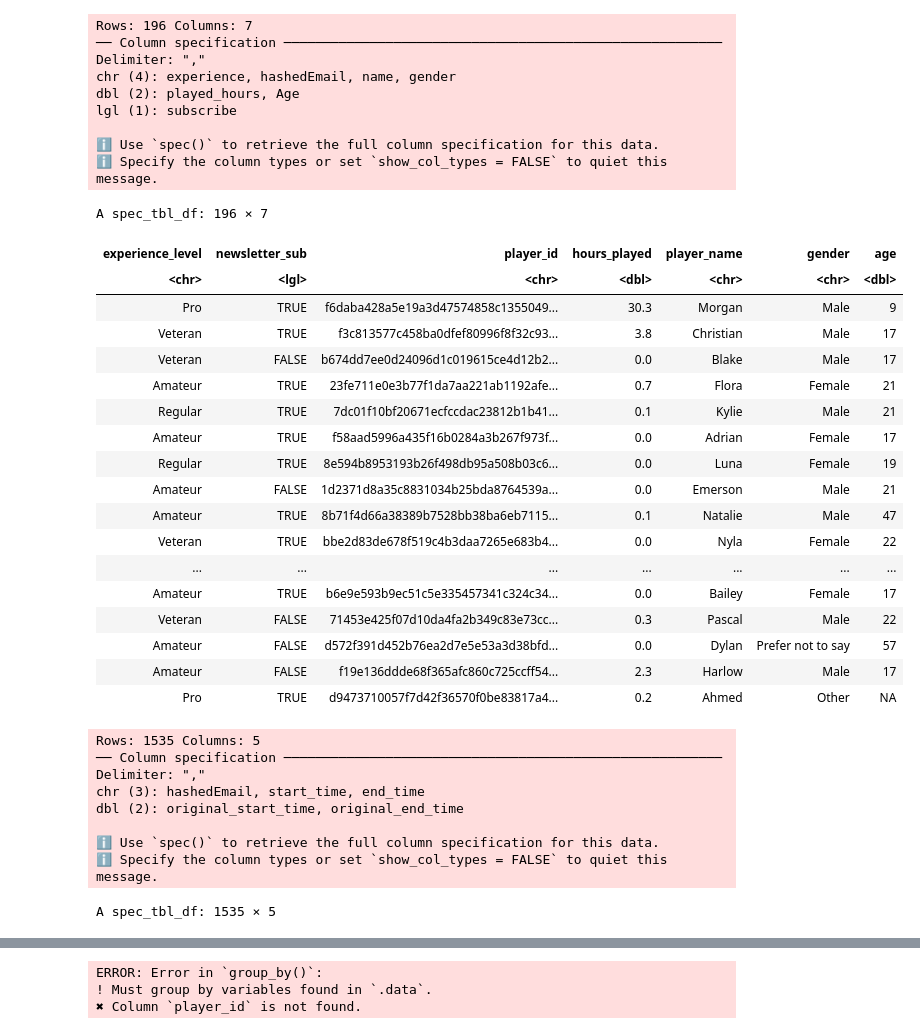
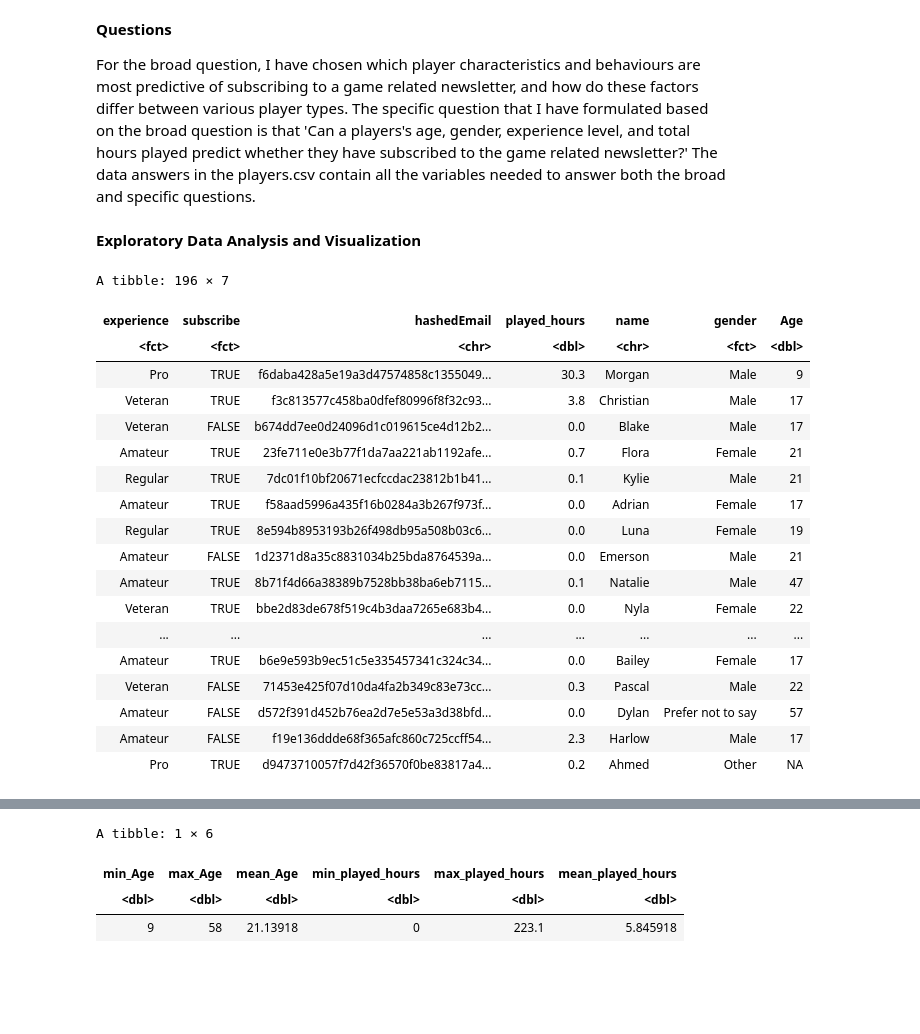
Before and after one commit to isabellasu124/dsci100-project-proposal, a Jupyter notebook: Project Planning.ipynb, the cells around one changed output, grey strips where cells are left out. Cells and saved outputs as stored; diff of their text form; code cells hidden in the pictures; blank space fills up the shorter version.

Commit message:
plots and text
added code for the plot as well as wrangle the data

```diff
--- a/Project Planning.ipynb
+++ b/Project Planning.ipynb
@@ -25,30 +41,22 @@ library(RColorBrewer)
+# %% [markdown]
+**Questions**
+
+For the broad question, I have chosen which player characteristics and behaviours are most predictive of subscribing to a game
+related newsletter, and how do these factors differ between various player types. The specific question that I have formulated
+based on the broad question is that 'Can a players's age, gender, experience level, and total hours played predict whether they have subscribed to  the game related newsletter?' The data answers in the players.csv contain all the variables needed to answer both the broad and specific questions.
+# %% [markdown]
+**Exploratory Data Analysis and Visualization**
 # %%
-#read in data
-players <- read_csv("data/players.csv") |>
-    rename(player_id = hashedEmail,
-           player_name = name,
-           experience_level = experience,
-           gender = gender,
-           hours_played = played_hours,
-           age = Age,
-           newsletter_sub = subscribe)
-players
-
-sessions <- read_csv("data/sessions.csv")
-sessions
+#read in and wrangle data
+players_summary <- read_csv("data/players.csv", show_col_types = FALSE) |>
+    mutate(experience = factor(experience),
+          gender = factor(gender),
+          subscribe = factor(subscribe))
+players_summary
 # %% [output]
-Rows: 196 Columns: 7
-── Column specification ────────────────────────────────────────────────────────
-Delimiter: ","
-chr (4): experience, hashedEmail, name, gender
-dbl (2): played_hours, Age
-lgl (1): subscribe
-
-ℹ Use `spec()` to retrieve the full column specification for this data.
-ℹ Specify the column types or set `show_col_types = FALSE` to quiet this message.
+A tibble: 196 × 7
-A spec_tbl_df: 196 × 7
-| experience_level | newsletter_sub | player_id | hours_played | player_name | gender | age |
-| <chr> | <lgl> | <chr> | <dbl> | <chr> | <chr> | <dbl> |
+| experience | subscribe | hashedEmail | played_hours | name | gender | Age |
+| <fct> | <fct> | <chr> | <dbl> | <chr> | <fct> | <dbl> |
 | Pro | TRUE | f6daba428a5e19a3d47574858c1355049... | 30.3 | Morgan | Male | 9 |
 | Veteran | TRUE | f3c813577c458ba0dfef80996f8f32c93... | 3.8 | Christian | Male | 17 |
 | Veteran | FALSE | b674dd7ee0d24096d1c019615ce4d12b2... | 0.0 | Blake | Male | 17 |
@@ -65,12 +73,3 @@ A spec_tbl_df: 196 × 7
 | Amateur | FALSE | d572f391d452b76ea2d7e5e53a3d38bfd... | 0.0 | Dylan | Prefer not to say | 57 |
 | Amateur | FALSE | f19e136ddde68f365afc860c725ccff54... | 2.3 | Harlow | Male | 17 |
 | Pro | TRUE | d9473710057f7d42f36570f0be83817a4... | 0.2 | Ahmed | Other | NA |
-Rows: 1535 Columns: 5
-── Column specification ────────────────────────────────────────────────────────
-Delimiter: ","
-chr (3): hashedEmail, start_time, end_time
-dbl (2): original_start_time, original_end_time
-
-ℹ Use `spec()` to retrieve the full column specification for this data.
-ℹ Specify the column types or set `show_col_types = FALSE` to quiet this message.
-A spec_tbl_df: 1535 × 5
@@ -95,3 +76,11 @@ A spec_tbl_df: 1535 × 5
-ERROR: Error in `group_by()`:
-! Must group by variables found in `.data`.
-✖ Column `player_id` is not found.
+# %%
+#summarize data
+players_numeric_summary <- players_summary |>
+    summarize(min_Age = min(Age, na.rm = TRUE), max_Age = max(Age, na.rm = TRUE), mean_Age = mean(Age, na.rm = TRUE),
+              min_played_hours = min(played_hours, na.rm = TRUE), max_played_hours = max(played_hours, na.rm = TRUE), mean_played_hours = mean(played_hours, na.rm = TRUE))
+players_numeric_summary
+# %% [output]
+A tibble: 1 × 6
+| min_Age | max_Age | mean_Age | min_played_hours | max_played_hours | mean_played_hours |
+| <dbl> | <dbl> | <dbl> | <dbl> | <dbl> | <dbl> |
+| 9 | 58 | 21.13918 | 0 | 223.1 | 5.845918 |
```
Also changed, not shown: parts of 6 cells of this notebook.
